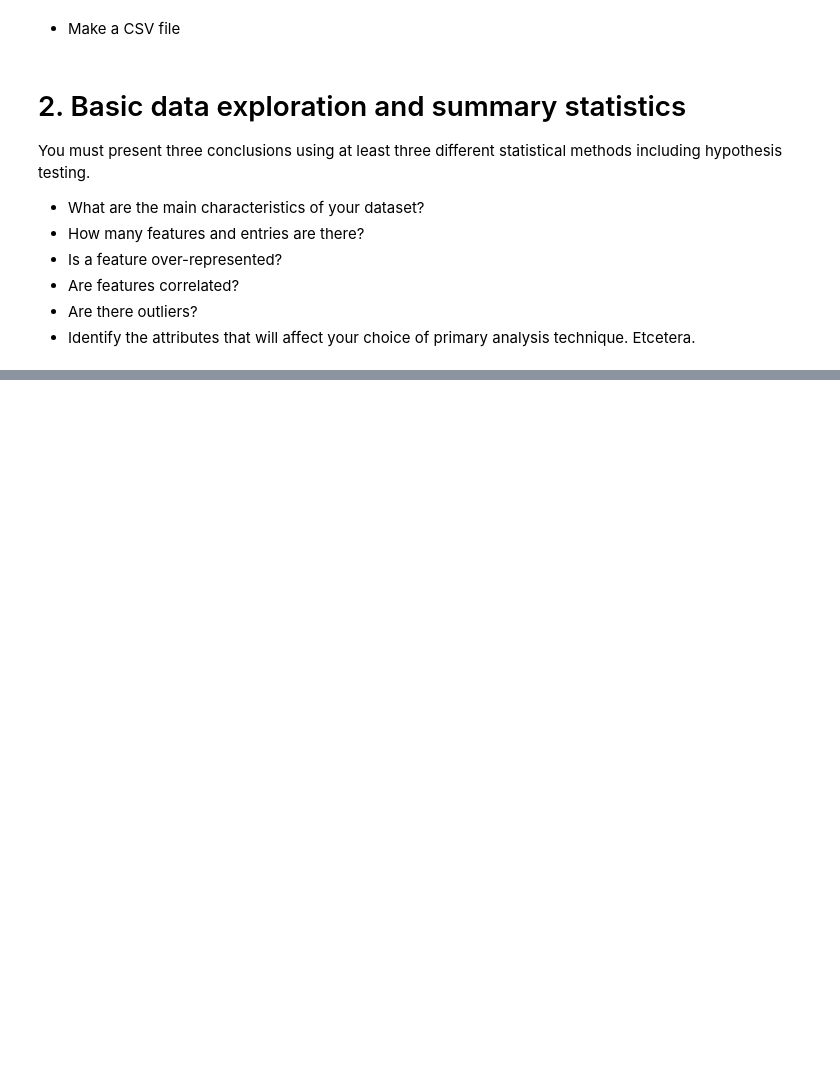
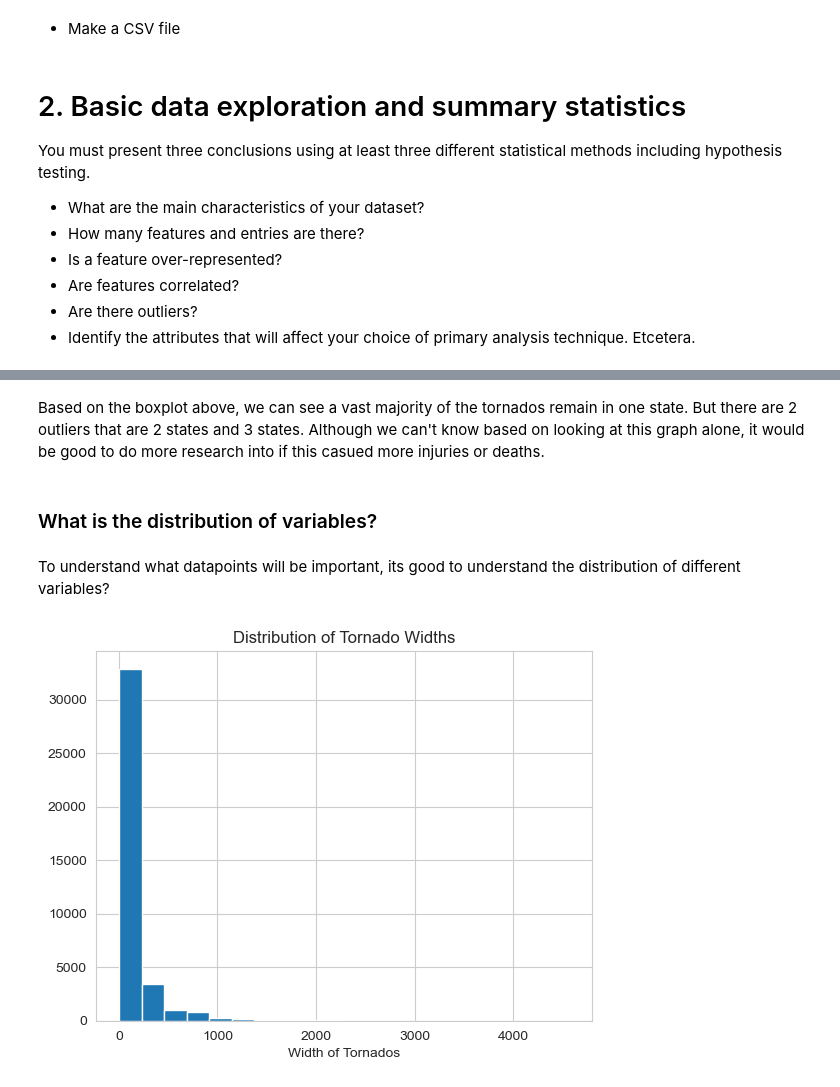
Before and after one commit to hbingley/DangerousTornadoes, a Jupyter notebook: Project_Checkpoint_2.ipynb, the cells around one changed output, grey strips where cells are left out. Saved outputs shown, nothing was run; the diff lists cells and outputs as text; code cells hidden in the pictures; blank space fills up the shorter version.

```diff
--- a/Project_Checkpoint_2.ipynb
+++ b/Project_Checkpoint_2.ipynb
@@ -674,0 +765,16 @@ You must present three conclusions using at least three different statistical me
+# %% [markdown]
+Based on the boxplot above, we can see a vast majority of the tornados remain in one state. But there are 2 outliers that are 2 states and 3 states. Although we can't know based on looking at this graph alone, it would be good to do more research into if this casued more injuries or deaths.
+# %% [markdown]
+### What is the distribution of variables?
+# %% [markdown]
+To understand what datapoints will be important, its good to understand the distribution of different variables?
+# %%
+# Understanding the distribution of the width of a tornado
+plt.hist(x=tornados_df['wid'], bins = 20)
+
+plt.xlabel("Width of Tornados")
+plt.title("Distribution of Tornado Widths")
+
+plt.show()
+# %% [output]
+[figure, added]
```
Also changed, not shown: parts of 15 cells of this notebook.
